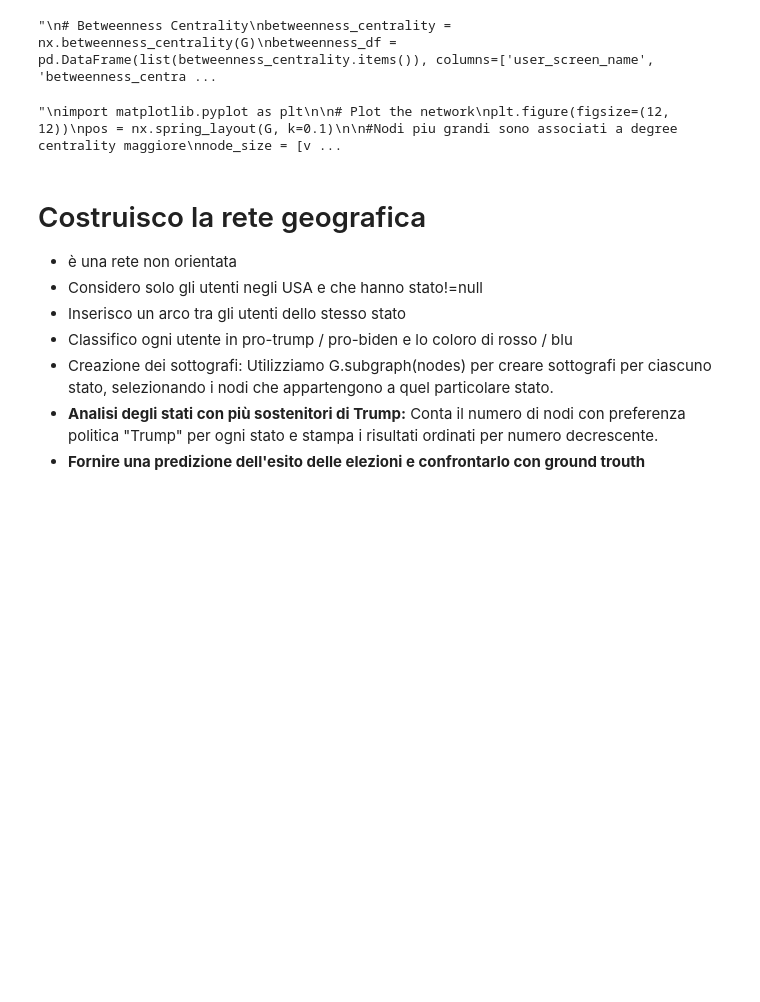
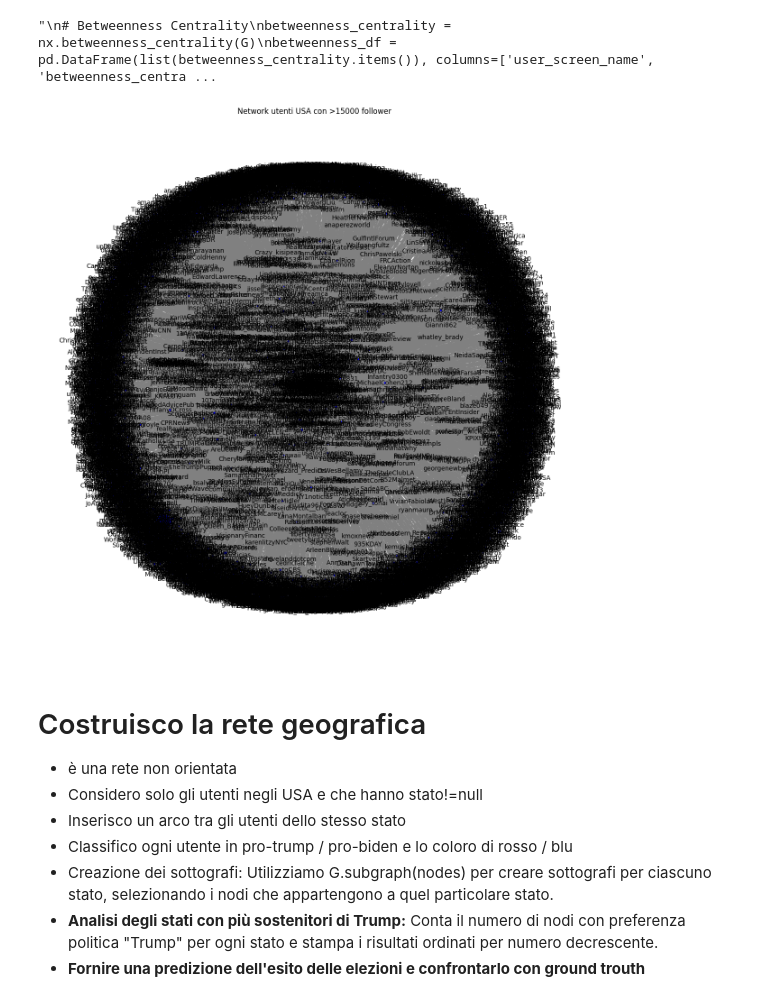
Before and after one commit to divadde/social_network_analysis_project, a Jupyter notebook: net-analysis-project.ipynb, the cells around one changed output. Saved outputs shown, nothing was run; the diff lists cells and outputs as text; code cells hidden in the pictures; blank space fills up the shorter version.

```diff
--- a/net-analysis-project.ipynb
+++ b/net-analysis-project.ipynb
@@ -372,23 +416,21 @@ print(degree_df.head())
 # %% [output]
 "\n# Betweenness Centrality\nbetweenness_centrality = nx.betweenness_centrality(G)\nbetweenness_df = pd.DataFrame(list(betweenness_centrality.items()), columns=['user_screen_name', 'betweenness_centra ...
 # %%
-"""
 import matplotlib.pyplot as plt
 
 # Plot the network
 plt.figure(figsize=(12, 12))
 pos = nx.spring_layout(G, k=0.1)
 
 #Nodi piu grandi sono associati a degree centrality maggiore
 node_size = [v * 10000 for v in degree_centrality.values()]
 
 
 nx.draw(G, pos, with_labels=True, node_size=node_size, node_color='blue', font_size=10, font_color='black', edge_color='gray')
 plt.title(' Network utenti USA con >15000 follower')
 plt.show()
-"""
 # %% [output]
-"\nimport matplotlib.pyplot as plt\n\n# Plot the network\nplt.figure(figsize=(12, 12))\npos = nx.spring_layout(G, k=0.1)\n\n#Nodi piu grandi sono associati a degree centrality maggiore\nnode_size = [v ...
+[figure, added]
 # %% [markdown]
 # Costruisco la rete geografica
 * è una rete non orientata
```
Also changed, not shown: parts of 17 cells of this notebook.
